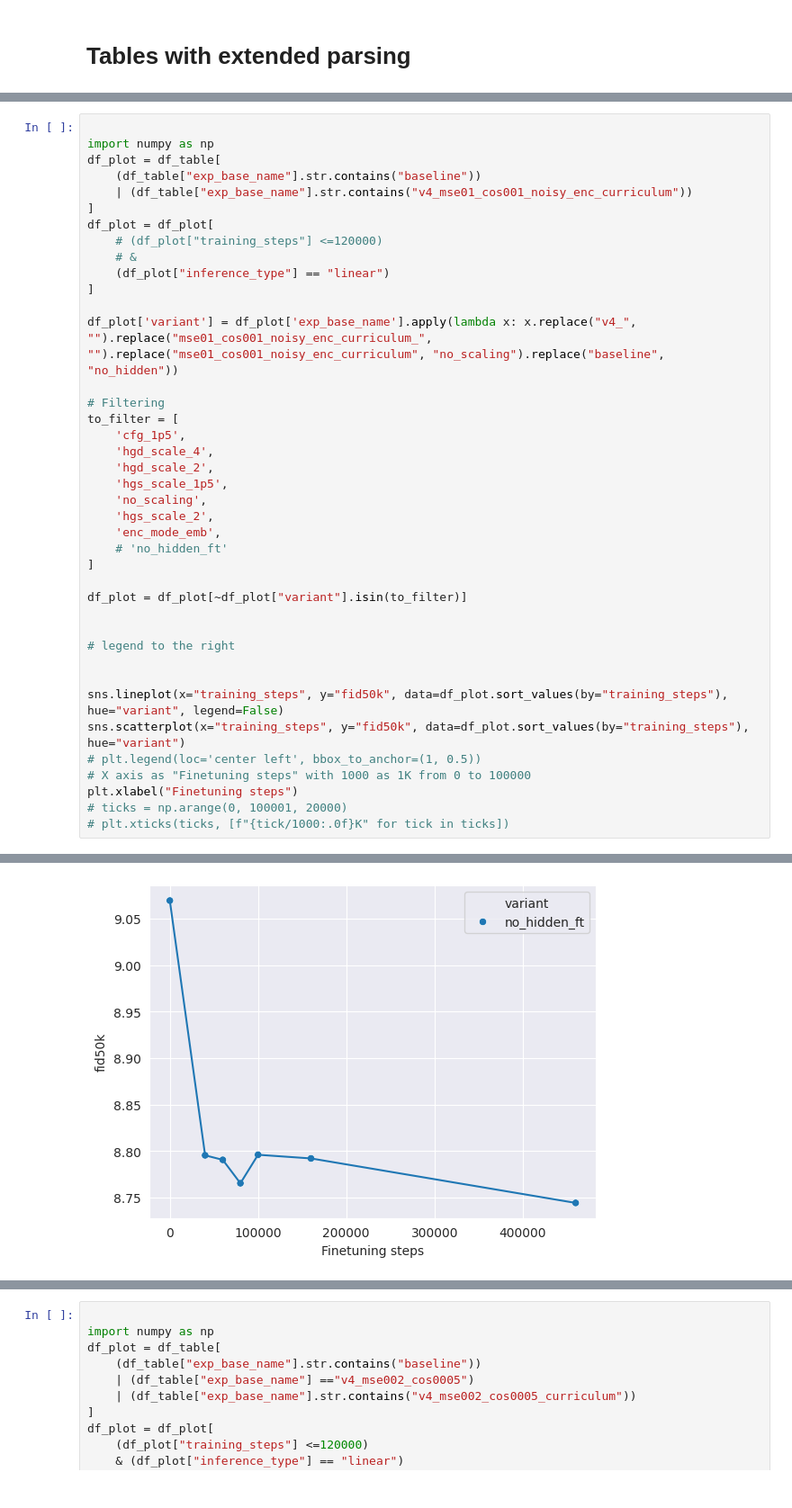
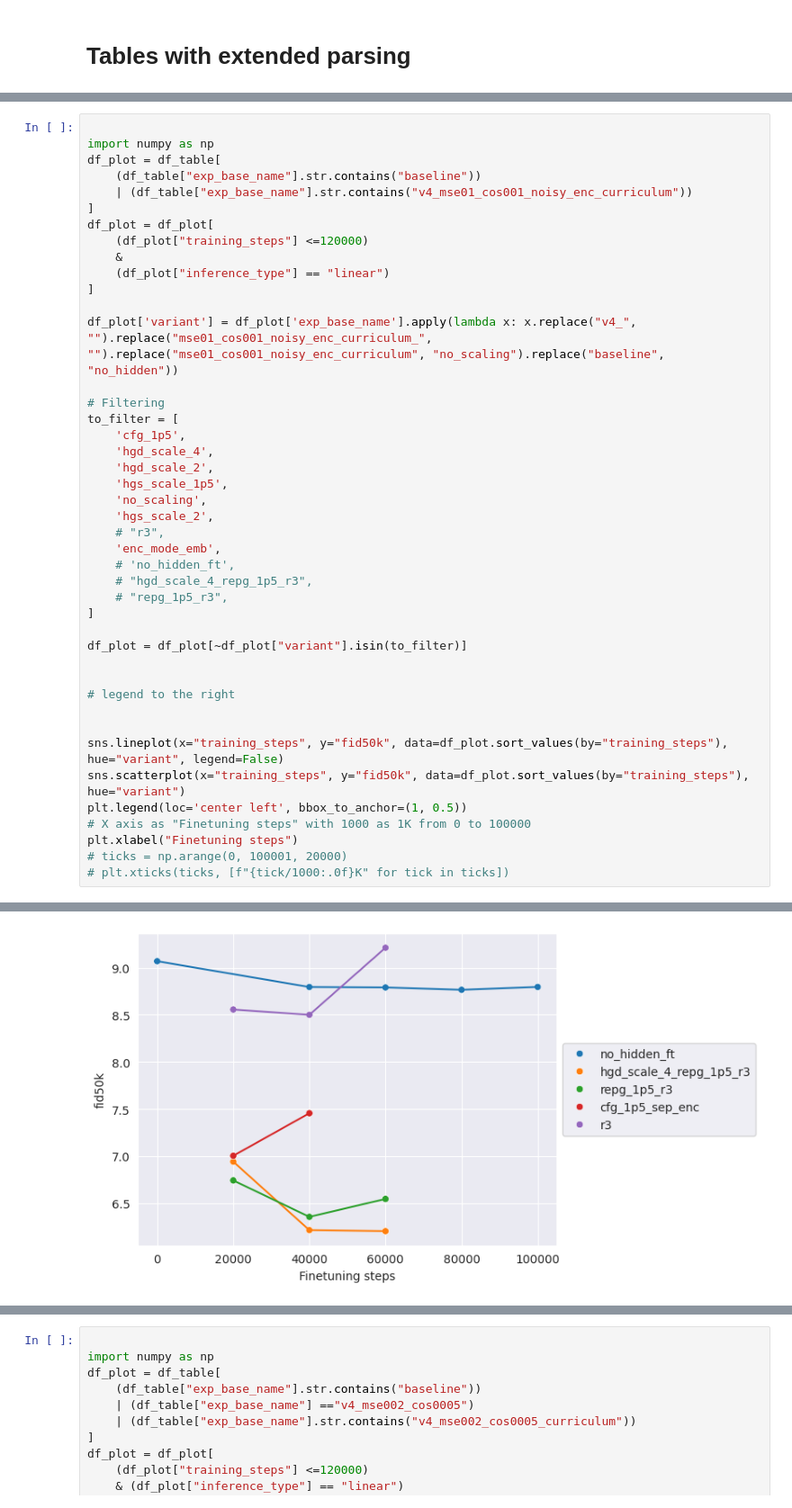
Before and after one commit to BartekPog/sfd-encoder, a Jupyter notebook: notebooks/fid_tables.ipynb, the cells around one changed output, grey strips where cells are left out. Shown at 90% size. Cells and saved outputs as stored; diff of their text form.

```diff
--- a/notebooks/fid_tables.ipynb
+++ b/notebooks/fid_tables.ipynb
@@ -514,41 +628,44 @@ df_plot = df_table[
     | (df_table["exp_base_name"].str.contains("v4_mse01_cos001_noisy_enc_curriculum"))
 ]
 df_plot = df_plot[
-    # (df_plot["training_steps"] <=120000)
-    # &
+    (df_plot["training_steps"] <=120000)
+    &
     (df_plot["inference_type"] == "linear")
 ]
 
 df_plot['variant'] = df_plot['exp_base_name'].apply(lambda x: x.replace("v4_", "").replace("mse01_cos001_noisy_enc_curriculum_", "").replace("mse01_cos001_noisy_enc_curriculum", "no_scaling").replace("baseline", "no_hidden"))
 
 # Filtering
 to_filter = [
     'cfg_1p5',
     'hgd_scale_4',
     'hgd_scale_2',
     'hgs_scale_1p5',
     'no_scaling',
     'hgs_scale_2',
+    # "r3",
     'enc_mode_emb',
-    # 'no_hidden_ft'
+    # 'no_hidden_ft',
+    # "hgd_scale_4_repg_1p5_r3",
+    # "repg_1p5_r3",
 ]
 
 df_plot = df_plot[~df_plot["variant"].isin(to_filter)]
 
 
 # legend to the right
 
 
 sns.lineplot(x="training_steps", y="fid50k", data=df_plot.sort_values(by="training_steps"), hue="variant", legend=False)
 sns.scatterplot(x="training_steps", y="fid50k", data=df_plot.sort_values(by="training_steps"), hue="variant")
-# plt.legend(loc='center left', bbox_to_anchor=(1, 0.5))
+plt.legend(loc='center left', bbox_to_anchor=(1, 0.5))
 # X axis as "Finetuning steps" with 1000 as 1K from 0 to 100000
 plt.xlabel("Finetuning steps")
 # ticks = np.arange(0, 100001, 20000)
 # plt.xticks(ticks, [f"{tick/1000:.0f}K" for tick in ticks])
 # %% [output]
 Text(0.5, 0, 'Finetuning steps')
-[figure, old version]
+[figure, new version]
 # %%
 df_plot.variant.unique()
 # %% [output]
```
Also changed, not shown: parts of 47 cells of this notebook, 34 other files.
